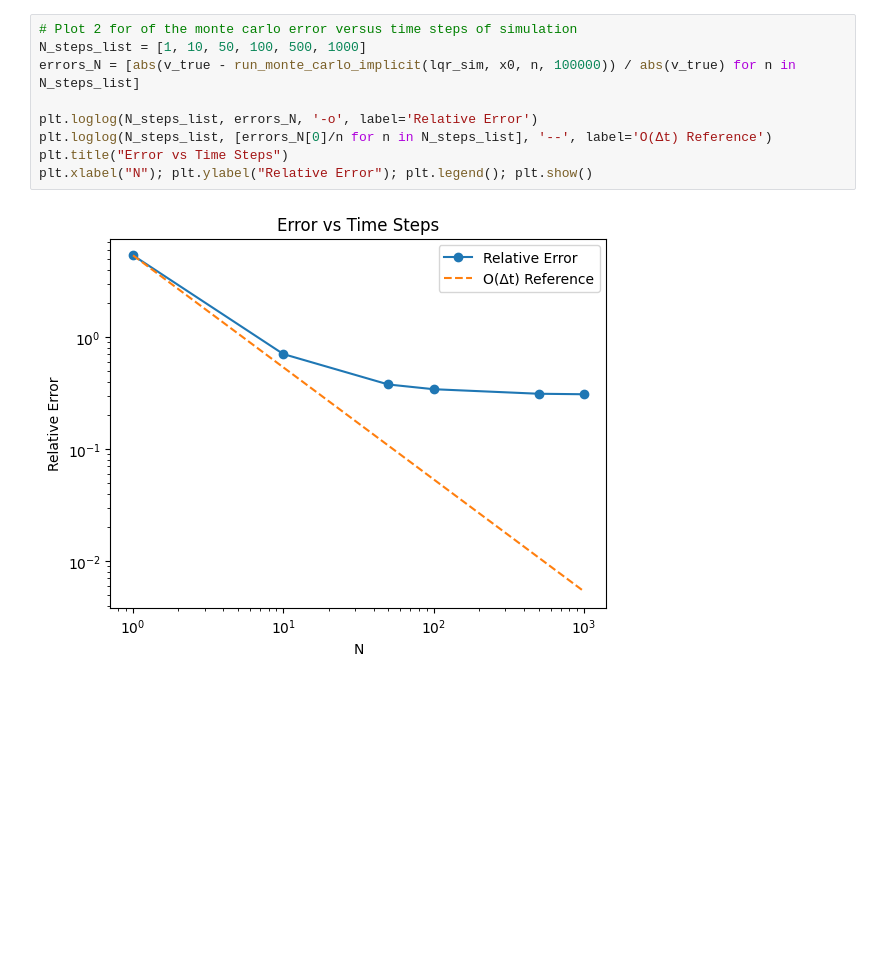
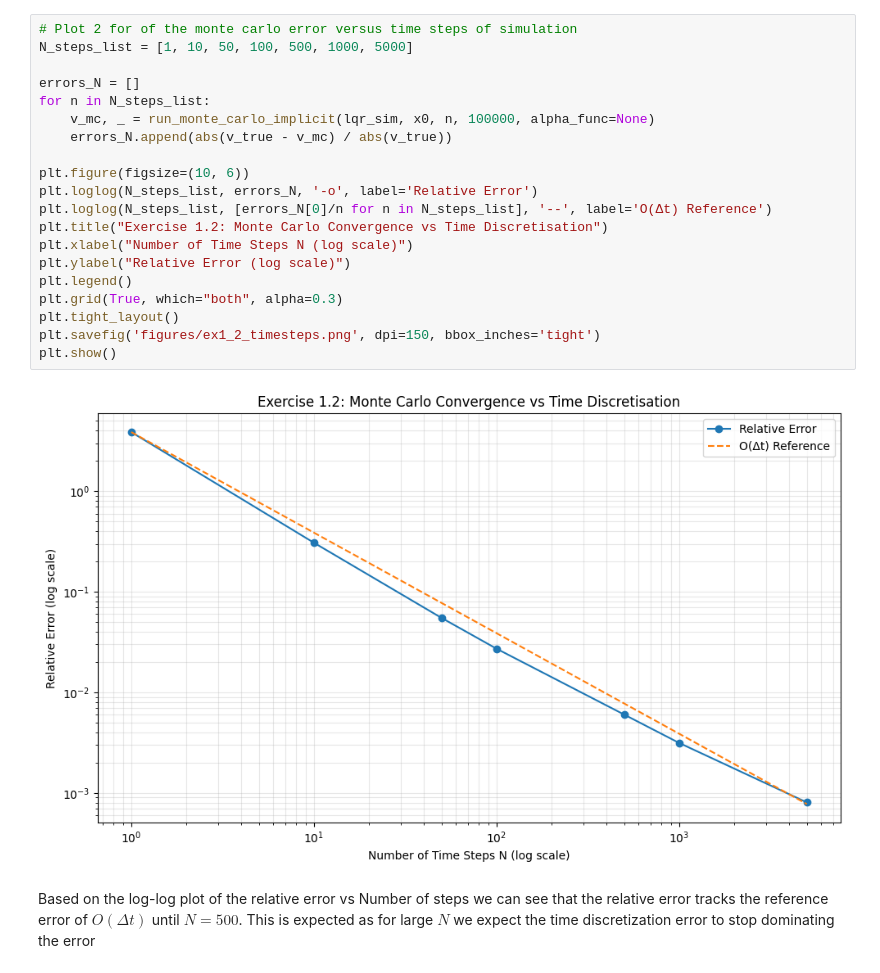
Before and after one commit to Conorgrant45/Stochastic-Control-Dynamic-Asset-Allocation, a Jupyter notebook: Assignment.ipynb, the cells around one changed output. Saved outputs shown, nothing was run; the diff lists cells and outputs as text; blank space fills up the shorter version.

```diff
--- a/Assignment.ipynb
+++ b/Assignment.ipynb
@@ -33,11 +76,24 @@ Theoretical Consistency: Stochastic Differential Equation (SDE) theory defines c
 # %%
 # Plot 2 for of the monte carlo error versus time steps of simulation
-N_steps_list = [1, 10, 50, 100, 500, 1000]
-errors_N = [abs(v_true - run_monte_carlo_implicit(lqr_sim, x0, n, 100000)) / abs(v_true) for n in N_steps_list]
+N_steps_list = [1, 10, 50, 100, 500, 1000, 5000]
 
+errors_N = []
+for n in N_steps_list:
+    v_mc, _ = run_monte_carlo_implicit(lqr_sim, x0, n, 100000, alpha_func=None)
+    errors_N.append(abs(v_true - v_mc) / abs(v_true))
+
+plt.figure(figsize=(10, 6))
 plt.loglog(N_steps_list, errors_N, '-o', label='Relative Error')
 plt.loglog(N_steps_list, [errors_N[0]/n for n in N_steps_list], '--', label='O(Δt) Reference')
-plt.title("Error vs Time Steps")
-plt.xlabel("N"); plt.ylabel("Relative Error"); plt.legend(); plt.show()
+plt.title("Exercise 1.2: Monte Carlo Convergence vs Time Discretisation")
+plt.xlabel("Number of Time Steps N (log scale)")
+plt.ylabel("Relative Error (log scale)")
+plt.legend()
+plt.grid(True, which="both", alpha=0.3)
+plt.tight_layout()
+plt.savefig('figures/ex1_2_timesteps.png', dpi=150, bbox_inches='tight')
+plt.show()
 # %% [output]
-[figure, old version]
+[figure, new version]
+# %% [markdown]
+Based on the log-log plot of the relative error vs Number of steps we can see that the relative error tracks the reference error of  $O(\Delta t)$ until $N = 500$. This is expected as for large $N$ we expect the time discretization error to stop dominating the error
```
Also changed, not shown: parts of 20 cells of this notebook, 7 other files.
